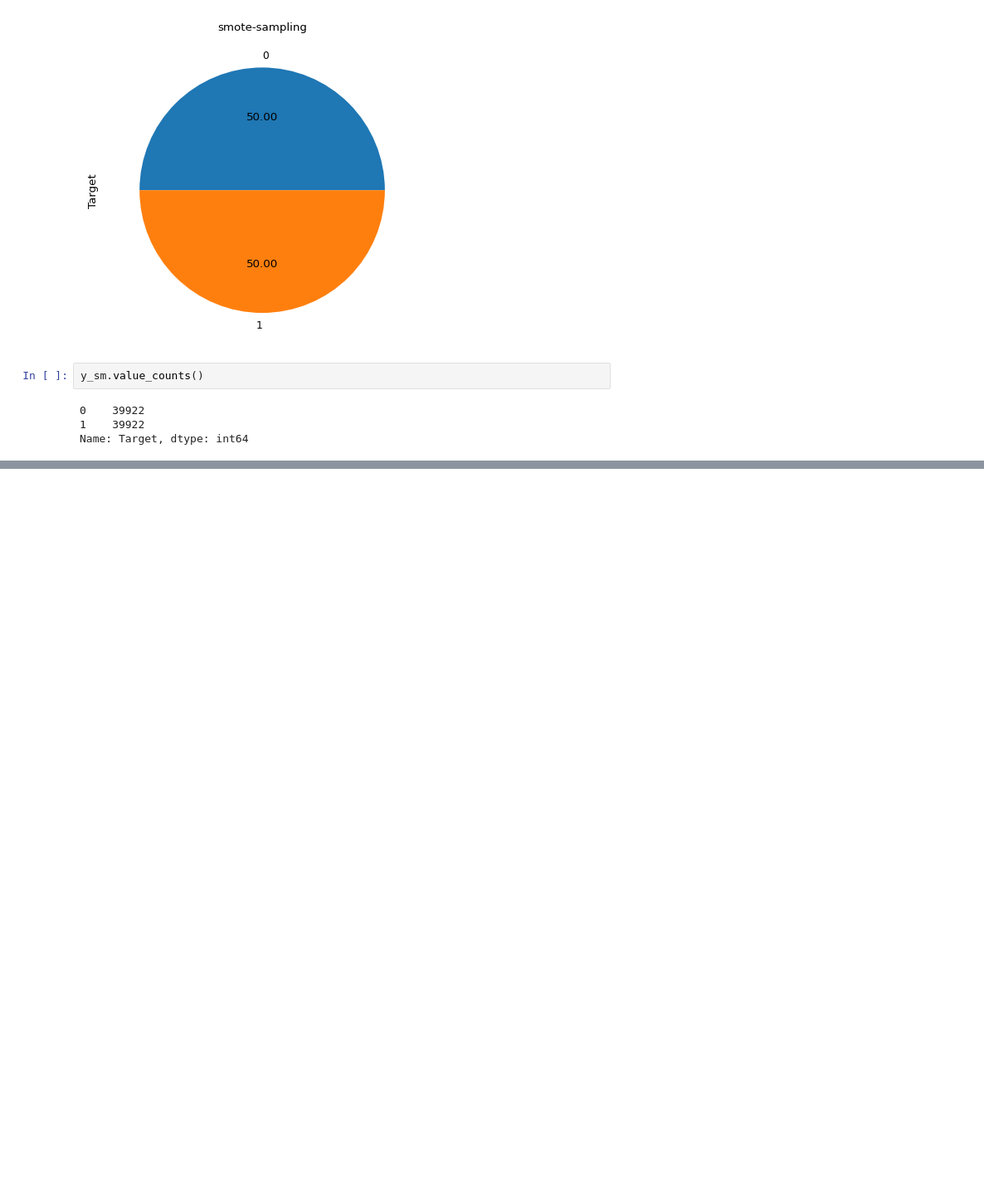
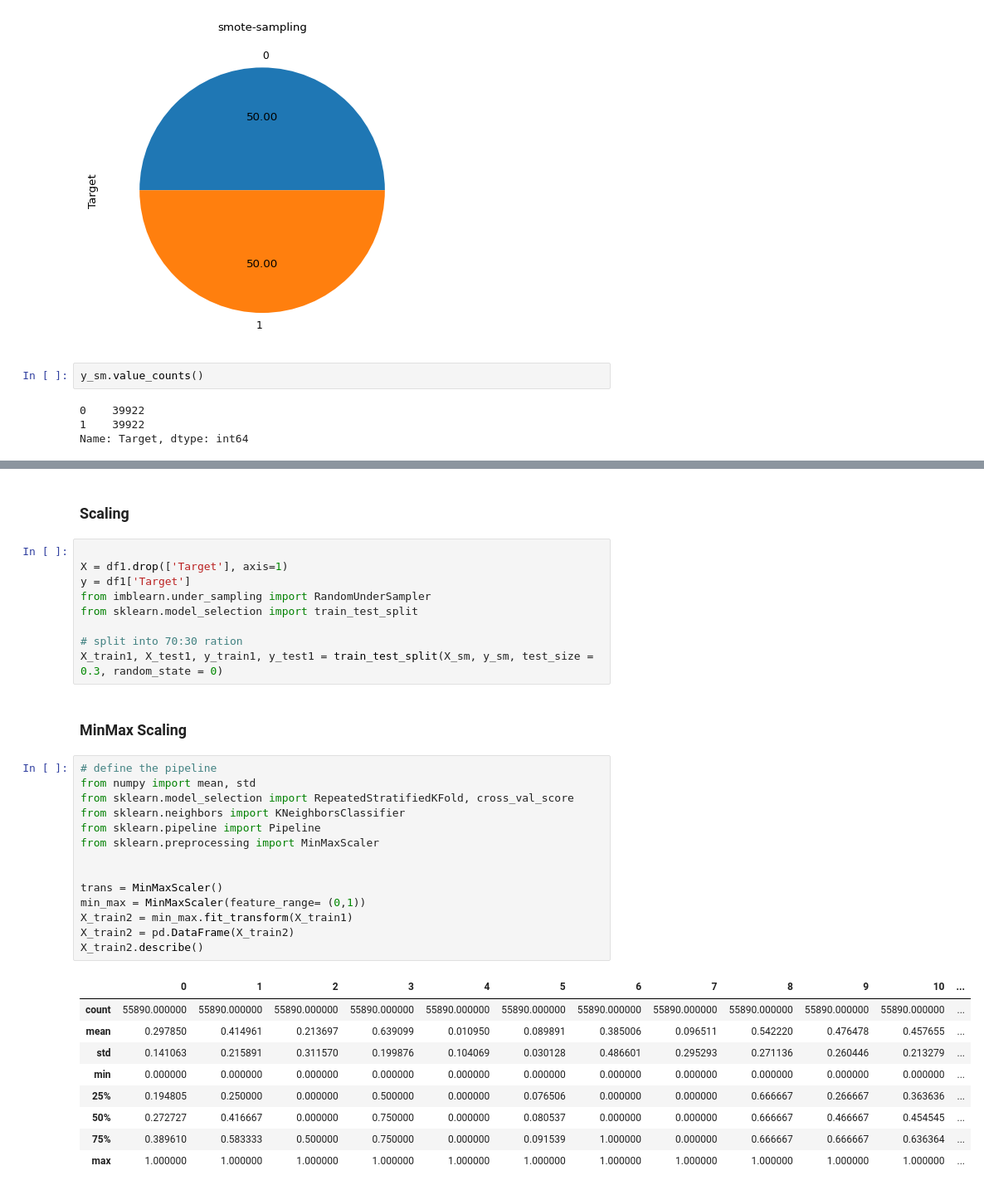
Before and after one commit to insreeraj/ICT_Assignments, a Jupyter notebook: FinalProject/Bank.ipynb, the cells around one changed output, grey strips where cells are left out. Shown at 83% size. Cells and saved outputs as stored; diff of their text form; blank space fills up the shorter version.

```diff
--- a/FinalProject/Bank.ipynb
+++ b/FinalProject/Bank.ipynb
@@ -631,0 +747,37 @@ Name: Target, dtype: int64
+# %% [markdown]
+### Scaling ###
+# %%
+
+X = df1.drop(['Target'], axis=1)
+y = df1['Target']
+from imblearn.under_sampling import RandomUnderSampler
+from sklearn.model_selection import train_test_split
+
+# split into 70:30 ration
+X_train1, X_test1, y_train1, y_test1 = train_test_split(X_sm, y_sm, test_size = 0.3, random_state = 0)
+# %% [markdown]
+### MinMax Scaling ####
+# %%
+# define the pipeline
+from numpy import mean, std
+from sklearn.model_selection import RepeatedStratifiedKFold, cross_val_score
+from sklearn.neighbors import KNeighborsClassifier
+from sklearn.pipeline import Pipeline
+from sklearn.preprocessing import MinMaxScaler
+
+
+trans = MinMaxScaler()
+min_max = MinMaxScaler(feature_range= (0,1))
+X_train2 = min_max.fit_transform(X_train1)
+X_train2 = pd.DataFrame(X_train2)
+X_train2.describe()
+# %% [output]
+|  | 0 | 1 | 2 | 3 | 4 | 5 | 6 | 7 | 8 | 9 | 10 | ... |
+| count | 55890.000000 | 55890.000000 | 55890.000000 | 55890.000000 | 55890.000000 | 55890.000000 | 55890.000000 | 55890.000000 | 55890.000000 | 55890.000000 | 55890.000000 | ... |
+| mean | 0.297850 | 0.414961 | 0.213697 | 0.639099 | 0.010950 | 0.089891 | 0.385006 | 0.096511 | 0.542220 | 0.476478 | 0.457655 | ... |
+| std | 0.141063 | 0.215891 | 0.311570 | 0.199876 | 0.104069 | 0.030128 | 0.486601 | 0.295293 | 0.271136 | 0.260446 | 0.213279 | ... |
+| min | 0.000000 | 0.000000 | 0.000000 | 0.000000 | 0.000000 | 0.000000 | 0.000000 | 0.000000 | 0.000000 | 0.000000 | 0.000000 | ... |
+| 25% | 0.194805 | 0.250000 | 0.000000 | 0.500000 | 0.000000 | 0.076506 | 0.000000 | 0.000000 | 0.666667 | 0.266667 | 0.363636 | ... |
+| 50% | 0.272727 | 0.416667 | 0.000000 | 0.750000 | 0.000000 | 0.080537 | 0.000000 | 0.000000 | 0.666667 | 0.466667 | 0.454545 | ... |
+| 75% | 0.389610 | 0.583333 | 0.500000 | 0.750000 | 0.000000 | 0.091539 | 1.000000 | 0.000000 | 0.666667 | 0.666667 | 0.636364 | ... |
+| max | 1.000000 | 1.000000 | 1.000000 | 1.000000 | 1.000000 | 1.000000 | 1.000000 | 1.000000 | 1.000000 | 1.000000 | 1.000000 | ... |
```
Also changed, not shown: parts of 57 cells of this notebook.
